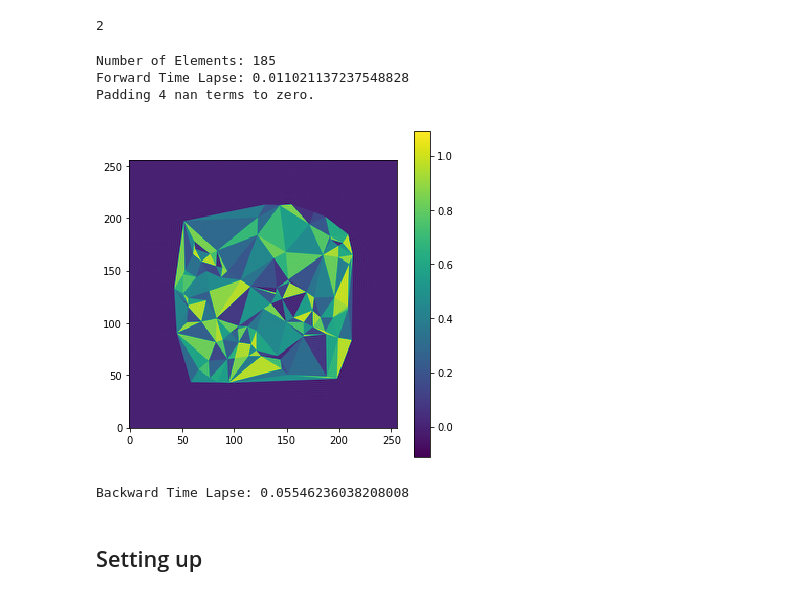
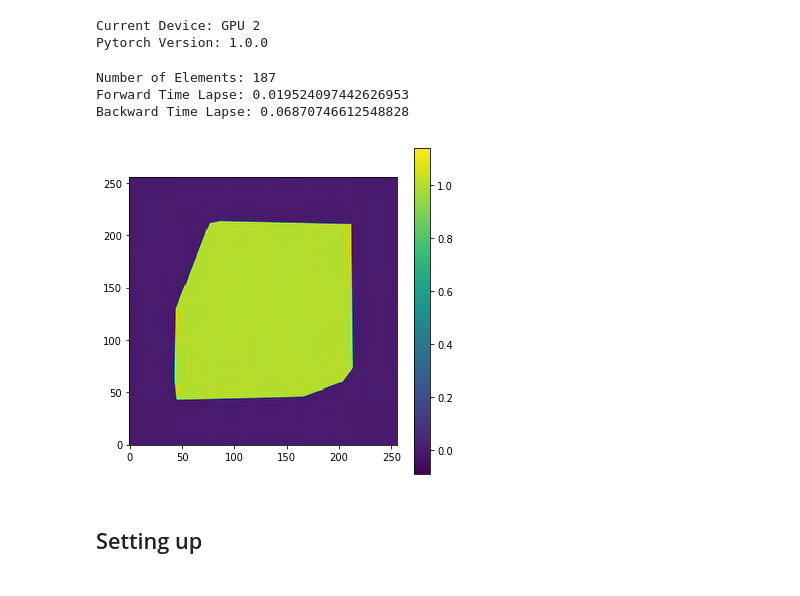
Before and after one commit to maxjiang93/DDSL, a Jupyter notebook: ddsl/test_ddsl_bwd_gen.ipynb, the cells around one changed output. Saved outputs shown, nothing was run; the diff lists cells and outputs as text; code cells hidden in the pictures.

```diff
--- a/ddsl/test_ddsl_bwd_gen.ipynb
+++ b/ddsl/test_ddsl_bwd_gen.ipynb
@@ -3,11 +3,13 @@ import numpy as np
 import sys
 import torch
 import matplotlib.pyplot as plt
-from scipy.spatial import Delaunay
+from scipy.spatial import Delaunay, ConvexHull
 from time import time
+
+torch.cuda.set_device(2)
+print("Current Device: GPU {}".format(torch.cuda.current_device()))
+print("Pytorch Version: {}".format(torch.__version__))
+# %% [output]
+Current Device: GPU 2
+Pytorch Version: 1.0.0
-# %%
-torch.cuda.set_device(2)
-print(torch.cuda.current_device())
-# %% [output]
-2
 # %%
@@ -252,48 +293,52 @@ class DDSL(nn.Module):
 # %%
 r = 256
 j = 2
+hull = j == 1
 dim = 2
 npt = 100
+
 # Vertex matrix
-V, E = rand_hull(npt, dim, device="cuda", dtype=torch.float32)
-
-# Density matrix (Random Density 0 to 1)
-D = torch.rand(E.shape[0], 1, dtype=V.dtype, device=V.device)
-# D = torch.ones(E.shape[0], 1, dtype=V.dtype, device=V.device)
+V, E = rand_hull(npt, dim, hull=hull, dtype=torch.float64)
+V, E = V.cuda(), E.cuda()
+V += 1e-3 * torch.rand(V.shape, dtype=V.dtype, device=V.device)
+if j == 0:
+    E = torch.arange(V.shape[0], device=V.device).unsqueeze(-1)
+D = torch.ones(E.shape[0], 1, dtype=V.dtype, device=V.device)
+# D = torch.rand(E.shape[0], 1, dtype=V.dtype)
+V.requires_grad = True
 
 res = [r] * 2
 t = [1] * 2
 
 # Sensitivity on each frequency mode
 dF = torch.ones(r, int(r/2)+1, 2, dtype=V.dtype) # unit sensitivity
 
 ddsl = DDSL(res, t, j, elem_batch=100, mode='density')
 
 t0 = time()
 F = ddsl(V, E, D)
 t1 = time()
 print("Number of Elements: {}".format(E.shape[0]))
 print("Forward Time Lapse: {}".format(t1 - t0))
 torch.cuda.empty_cache()
 
-# plot
-plot_F(F)
-
 # Backwards pass time
 loss = F.view(-1).sum(0)
 if V.grad is not None:
     V.grad.zero_()
 t0 = time()
 loss.backward()
 t1 = time()
 dV = V.grad
 print("Backward Time Lapse: {}".format(t1 - t0))
+
+# plot
+plot_F(F)
 # %% [output]
-Number of Elements: 185
-Forward Time Lapse: 0.011021137237548828
-Padding 4 nan terms to zero.
+Number of Elements: 187
+Forward Time Lapse: 0.019524097442626953
+Backward Time Lapse: 0.06870746612548828
-[figure, old version]
+[figure, new version]
-Backward Time Lapse: 0.05546236038208008
 # %% [markdown]
 ## Setting up
 # %%
```
Also changed, not shown: parts of 8 cells of this notebook, 3 other files.
